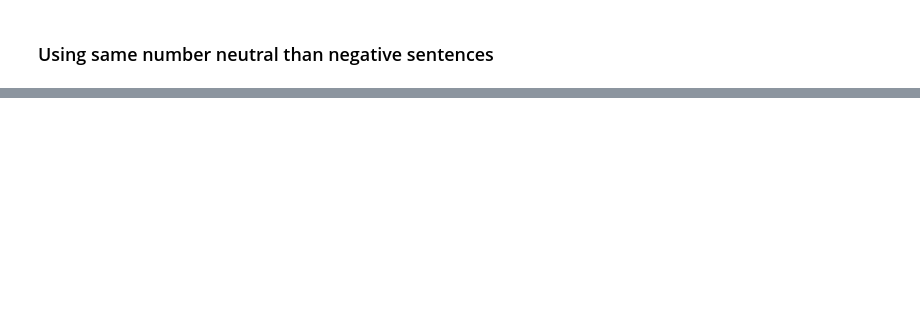
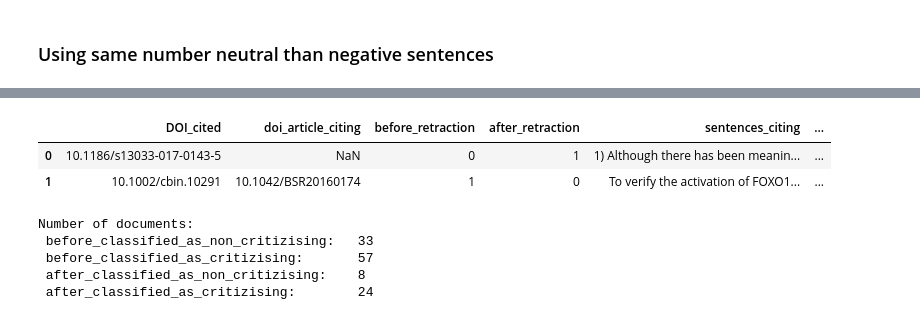
Before and after one commit to dciudadr/eLife_retractions, a Jupyter notebook: select_sentences_citing_and_model.ipynb, the cells around one changed output, grey strips where cells are left out. Saved outputs shown, nothing was run; the diff lists cells and outputs as text; code cells hidden in the pictures; blank space fills up the shorter version.

```diff
--- a/select_sentences_citing_and_model.ipynb
+++ b/select_sentences_citing_and_model.ipynb
@@ -1586,0 +1874,51 @@ Stored 'df' (DataFrame)
+# %%
+# df_1sentence has the sentences citing for each section
+# df1sentence_sentences_classification has the sentences citing together. I will use this.
+
+df1sentence_sentences_classification_NBayes = df1sentence_sentences_classification
+
+list_prediction_NBayes = []
+for index, row, in df1sentence_sentences_classification_NBayes.iterrows():
+    #print(row.sentences_citing)
+
+    list_sentences = [row.sentences_citing] #sentences_after #athar_sentences_after[12]
+    list_sentences_tokenized_stemmed = get_stemmed_sentence(list_sentences)
+
+    all_words_freq = nltk.FreqDist(athar_list_all_words_50_50_balanced)
+    word_features = list(all_words_freq.keys()) # Those are all teh words in the document. Each word is a feature
+
+    list_features_for_all_sentences = []
+    for sentence in list_sentences_tokenized_stemmed:
+        features = find_features(sentence, word_features)
+        list_features_for_all_sentences.append(features)
+
+    predicted = model_Naive_Bayes.classify_many(list_features_for_all_sentences)
+    list_prediction_NBayes = list_prediction_NBayes + predicted
+    #print(index, '\t', predicted)
+
+df1sentence_sentences_classification_NBayes['Naive_Bayes_prediction'] = list_prediction_NBayes
+
+df1sentence_sentences_classification_NBayes.head(2)
+# %% [output]
+|  | DOI_cited | doi_article_citing | before_retraction | after_retraction | sentences_citing | ... |
+| 0 | 10.1186/s13033-017-0143-5 | NaN | 0 | 1 | 1) Although there has been meanin... | ... |
+| 1 | 10.1002/cbin.10291 | 10.1042/BSR20160174 | 1 | 0 | To verify the activation of FOXO1... | ... |
+# %%
+before_classified_as_non_critizising = list(df1sentence_sentences_classification_NBayes.loc[df1sentence_sentences_classification_NBayes.before_retraction == 1, 'Naive_Bayes_prediction']).count('before')
+before_classified_as_critizising = list(df1sentence_sentences_classification_NBayes.loc[df1sentence_sentences_classification_NBayes.before_retraction == 1, 'Naive_Bayes_prediction']).count('after')
+
+after_classified_as_non_critizising = list(df1sentence_sentences_classification_NBayes.loc[df1sentence_sentences_classification_NBayes.before_retraction == 0, 'Naive_Bayes_prediction']).count('before')
+after_classified_as_critizising = list(df1sentence_sentences_classification_NBayes.loc[df1sentence_sentences_classification_NBayes.before_retraction == 0, 'Naive_Bayes_prediction']).count('after')
+
+print('Number of documents:',
+      '\n before_classified_as_non_critizising: \t', before_classified_as_non_critizising,
+      '\n before_classified_as_critizising: \t', before_classified_as_critizising,
+      '\n after_classified_as_non_critizising: \t', after_classified_as_non_critizising,
+      '\n after_classified_as_critizising: \t', after_classified_as_critizising
+      )
+# %% [output]
+Number of documents:
+ before_classified_as_non_critizising:   33
+ before_classified_as_critizising:       57
+ after_classified_as_non_critizising:    8
+ after_classified_as_critizising:        24
```
Also changed, not shown: parts of 76 cells of this notebook, 2 other files.
